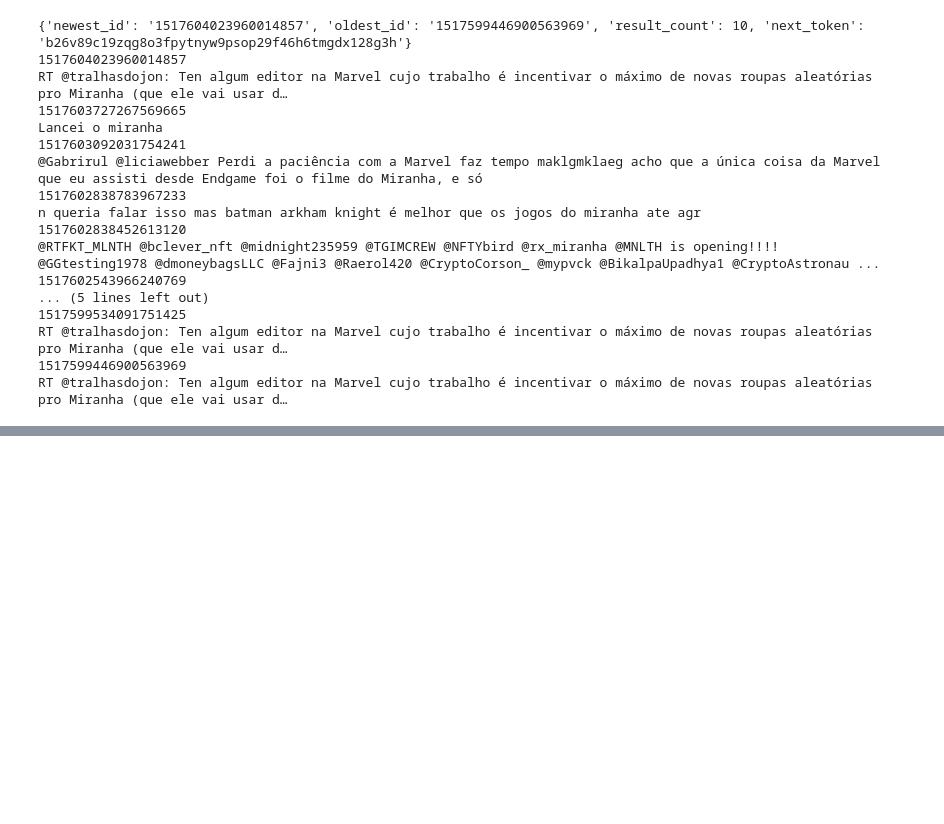
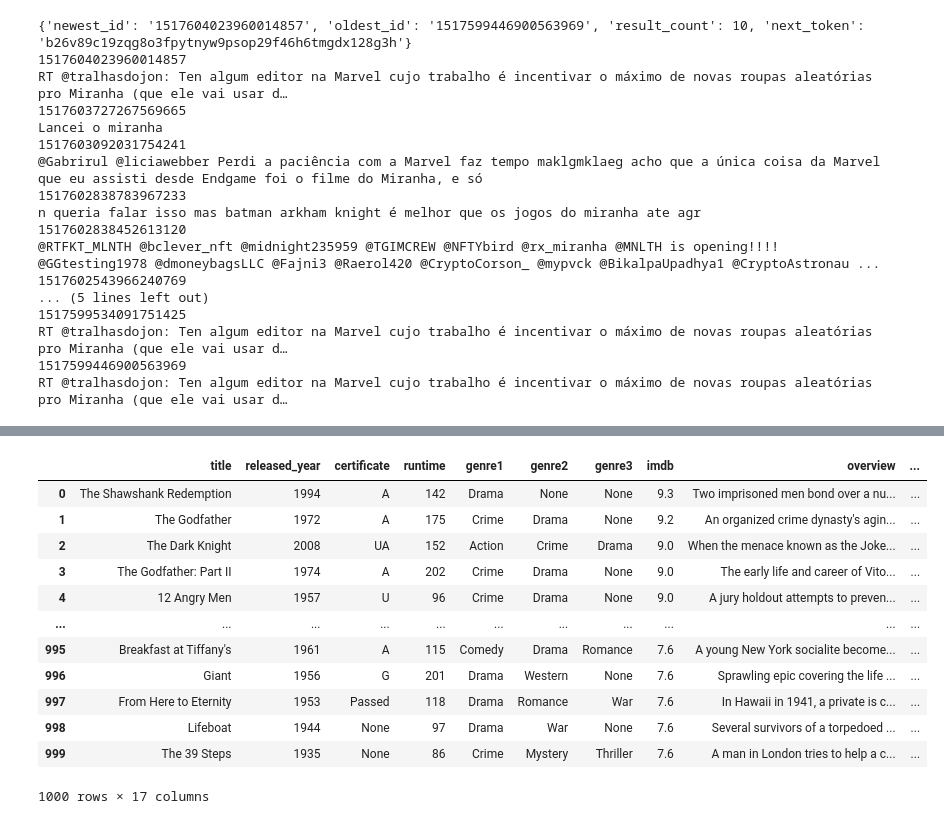
Before and after one commit to lucca-miorelli/imdb-project, a Jupyter notebook: brainstorm/brstorm.ipynb, the cells around one changed output, grey strips where cells are left out. Saved outputs shown, nothing was run; the diff lists cells and outputs as text; code cells hidden in the pictures; blank space fills up the shorter version.

```diff
--- a/brainstorm/brstorm.ipynb
+++ b/brainstorm/brstorm.ipynb
@@ -164,0 +175,17 @@ RT @tralhasdojon: Ten algum editor na Marvel cujo trabalho é incentivar o máxi
+# %%
+import pandas as pd
+pd.read_parquet("..\data\imdb_top_1000.parquet", engine="pyarrow")
+# %% [output]
+|  | title | released_year | certificate | runtime | genre1 | genre2 | genre3 | imdb | overview | ... |
+| 0 | The Shawshank Redemption | 1994 | A | 142 | Drama | None | None | 9.3 | Two imprisoned men bond over a nu... | ... |
+| 1 | The Godfather | 1972 | A | 175 | Crime | Drama | None | 9.2 | An organized crime dynasty's agin... | ... |
+| 2 | The Dark Knight | 2008 | UA | 152 | Action | Crime | Drama | 9.0 | When the menace known as the Joke... | ... |
+| 3 | The Godfather: Part II | 1974 | A | 202 | Crime | Drama | None | 9.0 | The early life and career of Vito... | ... |
+| 4 | 12 Angry Men | 1957 | U | 96 | Crime | Drama | None | 9.0 | A jury holdout attempts to preven... | ... |
+| ... | ... | ... | ... | ... | ... | ... | ... | ... | ... | ... |
+| 995 | Breakfast at Tiffany's | 1961 | A | 115 | Comedy | Drama | Romance | 7.6 | A young New York socialite become... | ... |
+| 996 | Giant | 1956 | G | 201 | Drama | Western | None | 7.6 | Sprawling epic covering the life ... | ... |
+| 997 | From Here to Eternity | 1953 | Passed | 118 | Drama | Romance | War | 7.6 | In Hawaii in 1941, a private is c... | ... |
+| 998 | Lifeboat | 1944 | None | 97 | Drama | War | None | 7.6 | Several survivors of a torpedoed ... | ... |
+| 999 | The 39 Steps | 1935 | None | 86 | Crime | Mystery | Thriller | 7.6 | A man in London tries to help a c... | ... |
+1000 rows × 17 columns
```
Also changed, not shown: parts of 1 cell of this notebook, 5 other files.
